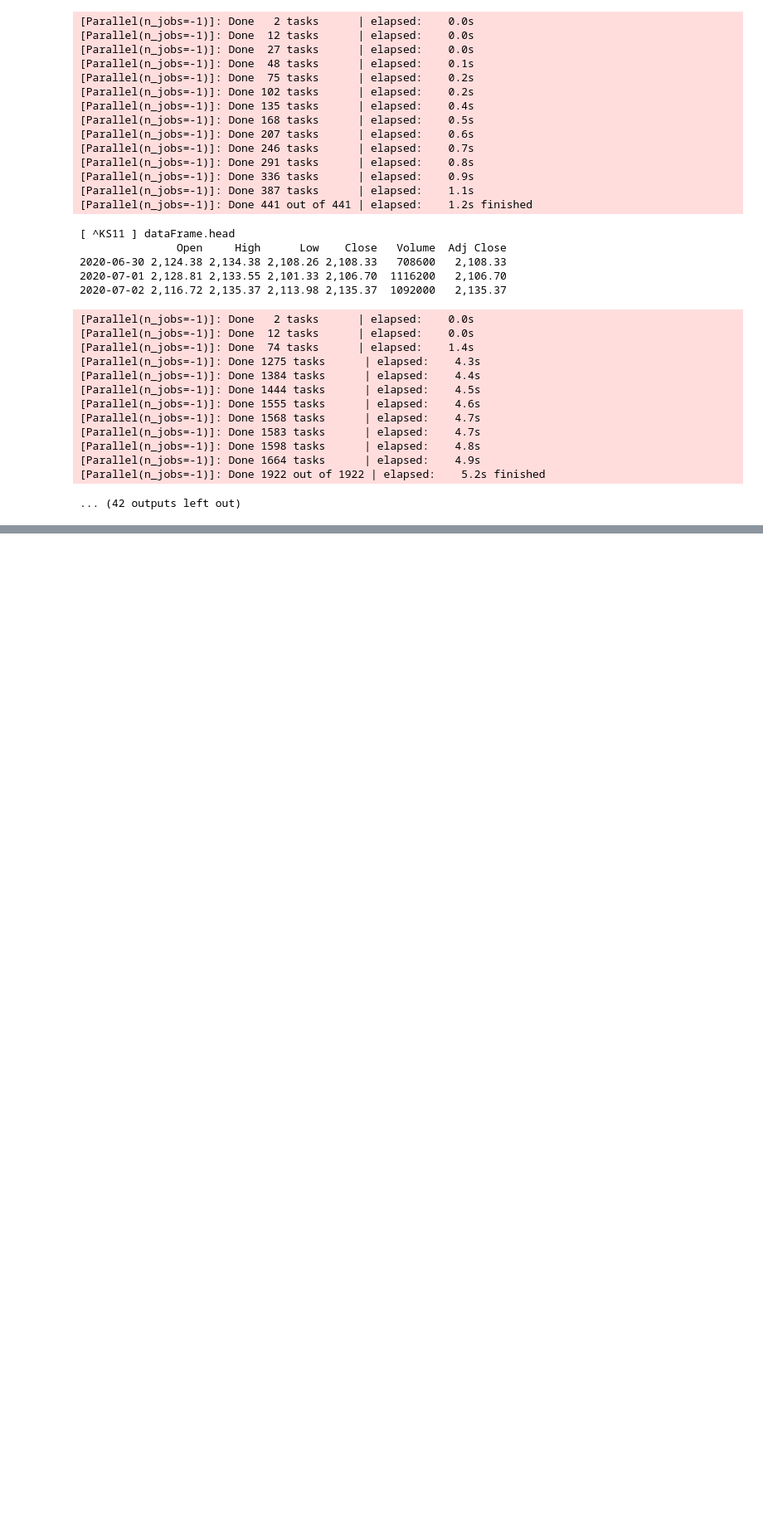
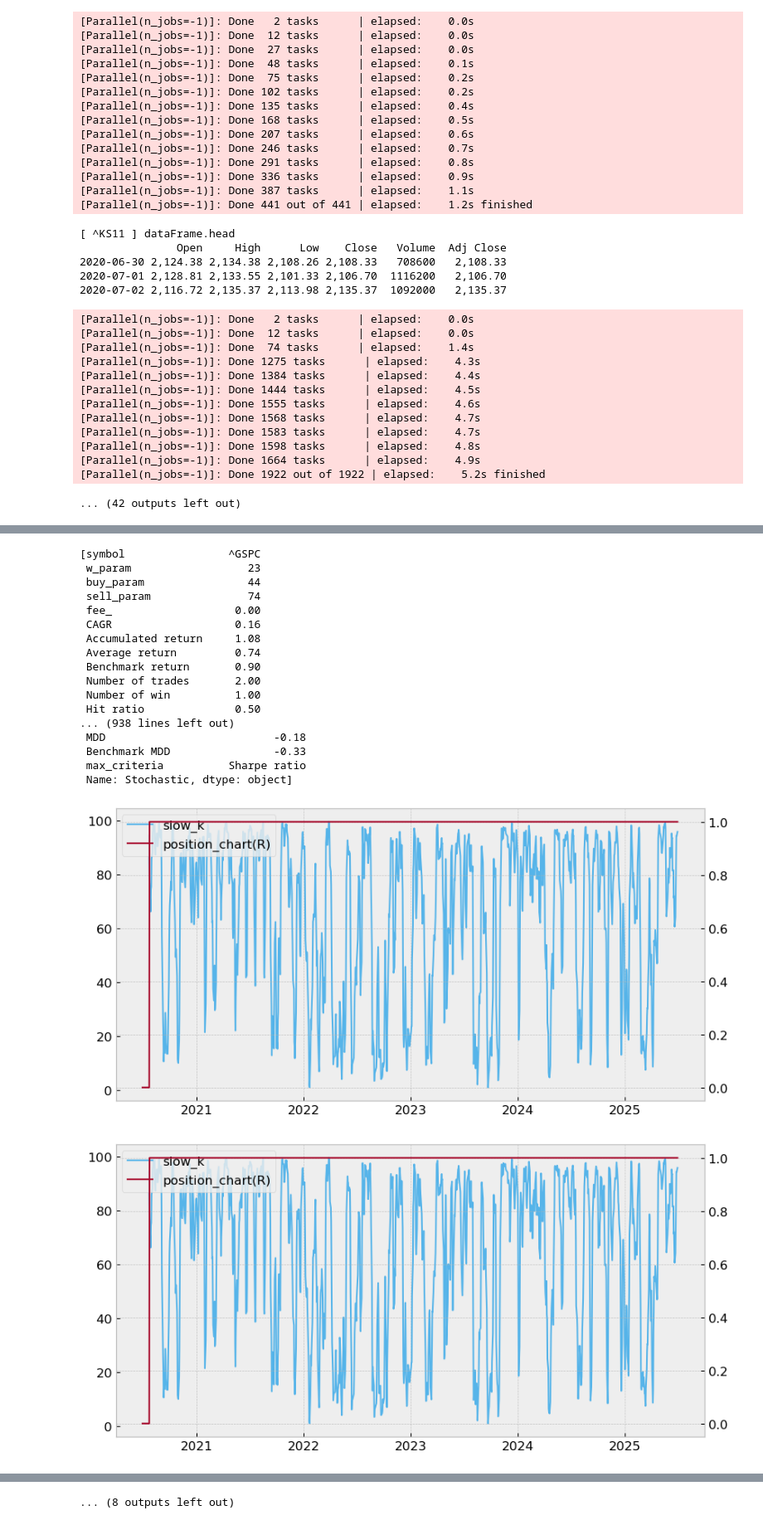
Before and after one commit to Blueraint/algorithm_trading_basic, a Jupyter notebook: Week10_Final_Report01_2025523503.ipynb, the cells around one changed output, grey strips where cells are left out. Shown at 83% size. Drawn from its saved outputs; the diff is of its cells as text; code cells hidden in the pictures; blank space fills up the shorter version.

```diff
--- a/Week10_Final_Report01_2025523503.ipynb
+++ b/Week10_Final_Report01_2025523503.ipynb
@@ -473,7 +477,7 @@ for symbol in symbol_list :
 # %%
 # Max Parameter 를 이용하여 chart Graph 도출
 def get_rsi_max_performance(symbol, start_date_, end_date_, fee_, text) :
-    df_rsi = pd.read_csv(f'./rsi/{symbol}_{start_date_}_to_{end_date_}.csv',encoding='utf8', index=False)
+    df_rsi = pd.read_csv(f'./rsi/{symbol}_{start_date_}_to_{end_date_}.csv',encoding='utf8')
 
     max_series = df_rsi[df_rsi[text] == df_rsi[text].max()].iloc[0]
     max_w = max_series['w_param']
@@ -483,8 +487,8 @@ def get_rsi_max_performance(symbol, start_date_, end_date_, fee_, text) :
     print(f"### {symbol}'s Parameter of max({text})")
     print(f"{max_series}")
 
-    df = fs.get_price(symbol, start_date=start_date_, end_date=end_date_)
-    # df = pd.read_csv(f"get_price_{symbol}_{start_date_}_to_{end_date_}.csv", encoding="utf8", index_col=0, parse_dates=True)
+    # df = fs.get_price(symbol, start_date=start_date_, end_date=end_date_)
+    df = pd.read_csv(f"get_price_{symbol}_{start_date_}_to_{end_date_}.csv", encoding="utf8", index_col=0, parse_dates=True)
 
     # rsi
     fs.rsi(df, w=max_w)
@@ -519,10 +523,12 @@ def get_rsi_max_performance(symbol, start_date_, end_date_, fee_, text) :
     plt.savefig(f"./rsi/{symbol}_{text}_trade_result_chart.png", dpi=300, bbox_inches="tight")
     # 리소스 해제
     plt.close()
+
+    return max_series
 # %%
 # Max Parameter 를 이용하여 chart Graph 도출
 def get_macd_max_performance(symbol, start_date_, end_date_, fee_, text) :
-    df_macd = pd.read_csv(f'./macd/{symbol}_{start_date_}_to_{end_date_}.csv',encoding='utf8', index=False)
+    df_macd = pd.read_csv(f'./macd/{symbol}_{start_date_}_to_{end_date_}.csv',encoding='utf8')
 
     max_series = df_macd[df_macd[text] == df_macd[text].max()].iloc[0]
     max_buy = max_series['buy_param']
@@ -531,8 +537,8 @@ def get_macd_max_performance(symbol, start_date_, end_date_, fee_, text) :
     print(f"### {symbol}'s Parameter of max({text})")
     print(f"{max_series}")
 
-    df = fs.get_price(symbol, start_date=start_date_, end_date=end_date_)
-    # df = pd.read_csv(f"get_price_{symbol}_{start_date_}_to_{end_date_}.csv", encoding="utf8", index_col=0, parse_dates=True)
+    # df = fs.get_price(symbol, start_date=start_date_, end_date=end_date_)
+    df = pd.read_csv(f"get_price_{symbol}_{start_date_}_to_{end_date_}.csv", encoding="utf8", index_col=0, parse_dates=True)
 
     # macd
     fs.macd(df)
@@ -561,10 +567,12 @@ def get_macd_max_performance(symbol, start_date_, end_date_, fee_, text) :
     plt.savefig(f"./macd/{symbol}_{text}_trade_result_chart.png", dpi=300, bbox_inches="tight")
     # 리소스 해제
     plt.close()
+
+    return max_series
 # %%
 # Max Parameter 를 이용하여 chart Graph 도출
 def get_stochastic_max_performance(symbol, start_date_, end_date_, fee_, text) :
-    df_sto = pd.read_csv(f'./stochastic/{symbol}_{start_date_}_to_{end_date_}.csv',encoding='utf8', index=False)
+    df_sto = pd.read_csv(f'./stochastic/{symbol}_{start_date_}_to_{end_date_}.csv',encoding='utf8')
 
     max_series = df_sto[df_sto[text] == df_sto[text].max()].iloc[0]
     max_factor = max_series['factor']
@@ -574,8 +582,8 @@ def get_stochastic_max_performance(symbol, start_date_, end_date_, fee_, text) :
     print(f"### {symbol}'s Parameter of max({text})")
     print(f"{max_series}")
 
-    df = fs.get_ohlc(symbol, start_date=start_date_, end_date=end_date_)
-    # df = pd.read_csv(f"get_ohlc_{symbol}_{start_date_}_to_{end_date_}.csv", encoding="utf8", index_col=0, parse_dates=True)
+    # df = fs.get_ohlc(symbol, start_date=start_date_, end_date=end_date_)
+    df = pd.read_csv(f"get_ohlc_{symbol}_{start_date_}_to_{end_date_}.csv", encoding="utf8", index_col=0, parse_dates=True)
 
     # stochastic
     fs.stochastic(df, symbol, n=14, m=3, t=3)
@@ -605,11 +613,28 @@ def get_stochastic_max_performance(symbol, start_date_, end_date_, fee_, text) :
     plt.savefig(f"./stochastic/{symbol}_{text}_trade_result_chart.png", dpi=300, bbox_inches="tight")
     # 리소스 해제
     plt.close()
+
+    return max_series
 # %%
 cols = ['CAGR','Sharpe ratio']
+result_list = []
 
 for symbol in symbol_list :
     for col in cols :
-        get_rsi_max_performance(symbol, start_date_, end_date_, fee_, col)
-        get_macd_max_performance(symbol, start_date_, end_date_, fee_, col)
-        get_stochastic_max_performance(symbol, start_date_, end_date_, fee_, col)
+        series_rsi = get_rsi_max_performance(symbol, start_date_, end_date_, fee_, col)
+        series_macd = get_macd_max_performance(symbol, start_date_, end_date_, fee_, col)
+        series_sto = get_stochastic_max_performance(symbol, start_date_, end_date_, fee_, col)
+
+        series_rsi.name = 'RSI'
+        series_rsi['max_criteria']=col
+        series_macd.name = 'MACD'
+        series_macd['max_criteria']=col
+        series_sto.name = 'Stochastic'
+        series_sto['max_criteria']=col
+
+        result_list.append(series_rsi)
+        result_list.append(series_macd)
+        result_list.append(series_sto)
+
+result_list
+# %% [output]
@@ -615,0 +658,19 @@ for symbol in symbol_list :
+[symbol                ^GSPC
+ w_param                  23
+ buy_param                44
+ sell_param               74
+ fee_                   0.00
+ CAGR                   0.16
+ Accumulated return     1.08
+ Average return         0.74
+ Benchmark return       0.90
+ Number of trades       2.00
+ Number of win          1.00
+ Hit ratio              0.50
+... (938 lines left out)
+ MDD                          -0.18
+ Benchmark MDD                -0.33
+ max_criteria          Sharpe ratio
+ Name: Stochastic, dtype: object]
+[figure, added]
+[figure, added]
@@ -615,0 +685 @@ for symbol in symbol_list :
+... (8 outputs left out)
```
Also changed, not shown: parts of 5 cells of this notebook.
